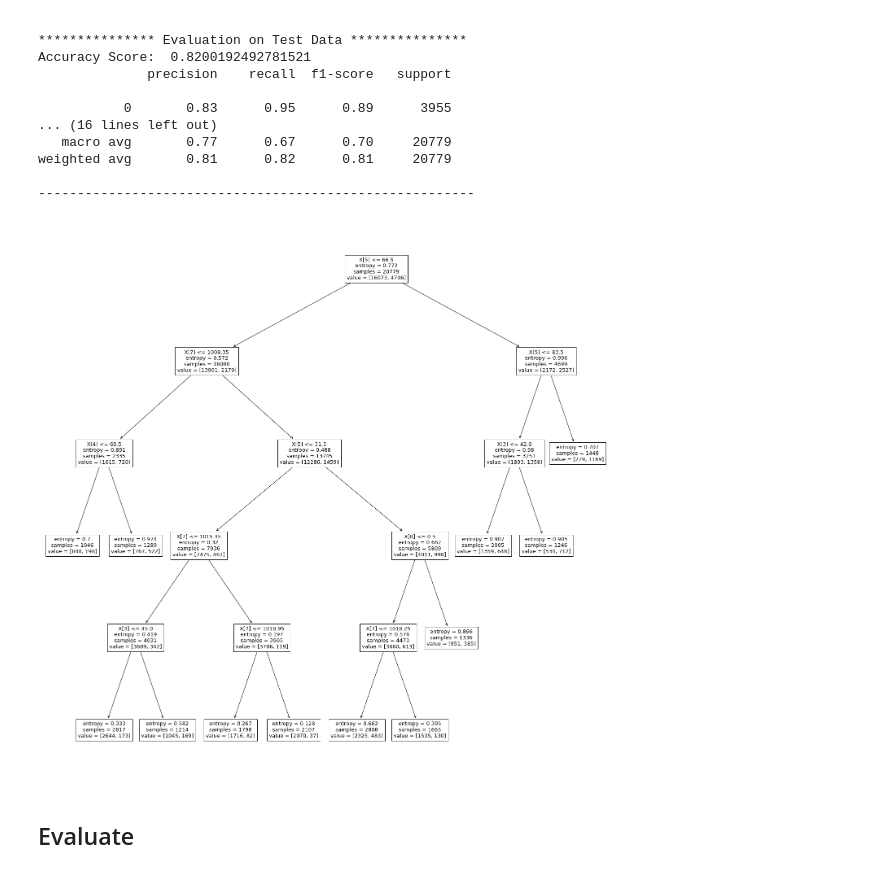
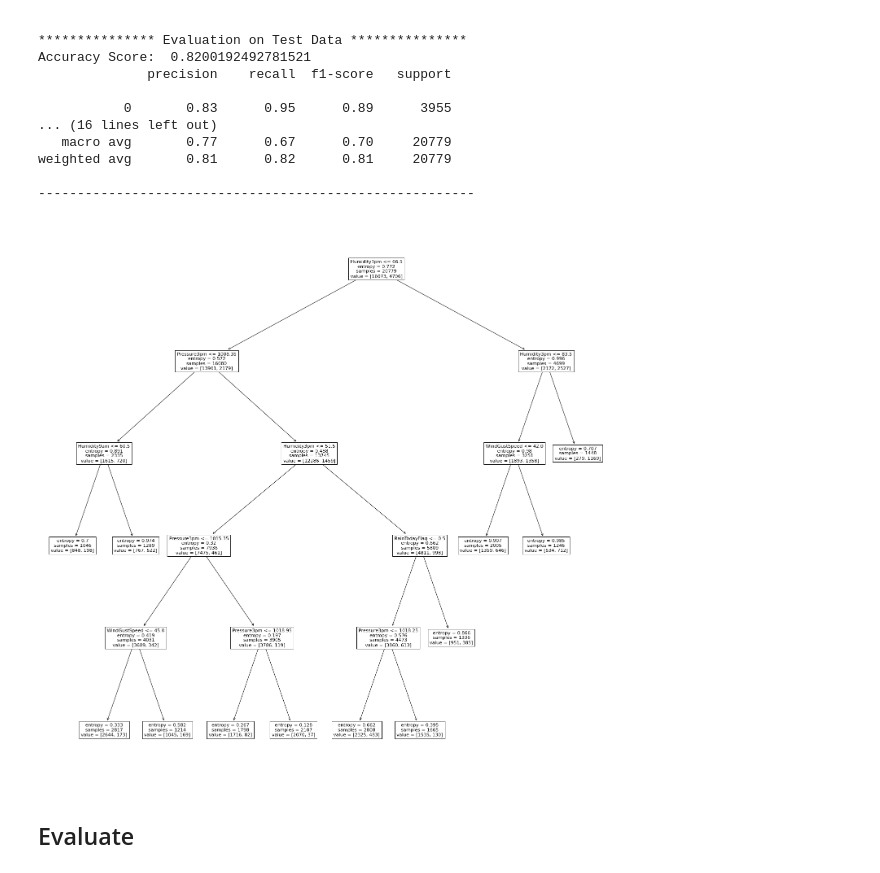
Before and after one commit to wenceslasdk/data-science-2, a Jupyter notebook: Practicals/04_decision_trees/trees_and_forest_working_copy.ipynb, the cells around one changed output. Drawn from its saved outputs; the diff is of its cells as text; code cells hidden in the pictures.

```diff
--- a/Practicals/04_decision_trees/trees_and_forest_working_copy.ipynb
+++ b/Practicals/04_decision_trees/trees_and_forest_working_copy.ipynb
@@ -318,11 +318,11 @@ weighted avg       0.81      0.82      0.81     20779
 # %%
 # We can plot the tree structure.
 
 fig, ax = plt.subplots(figsize=(25, 25))
-tree.plot_tree(clf, ax=ax)
+tree.plot_tree(clf, ax=ax, feature_names=predictors)
 plt.show()
 # %% [output]
-[figure, old version]
+[figure, new version]
 # %% [markdown]
 ## Evaluate
 # %% [markdown]
```
Also changed, not shown: parts of 21 cells of this notebook.
